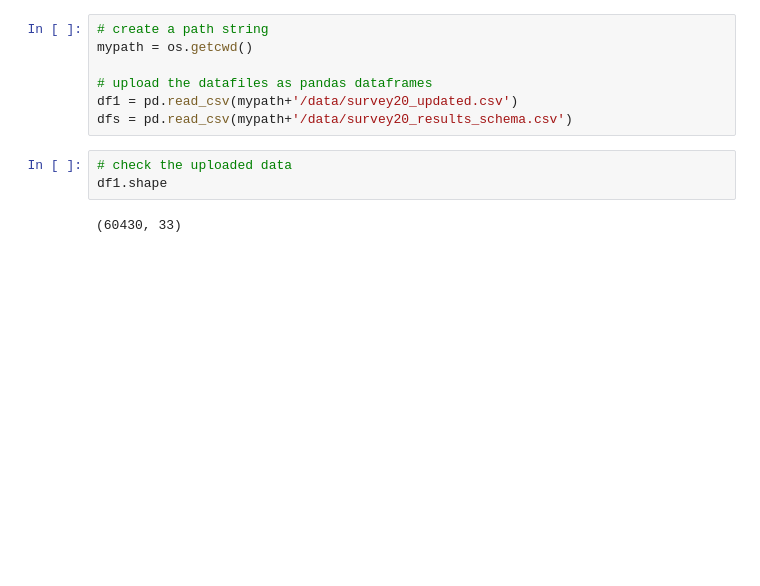
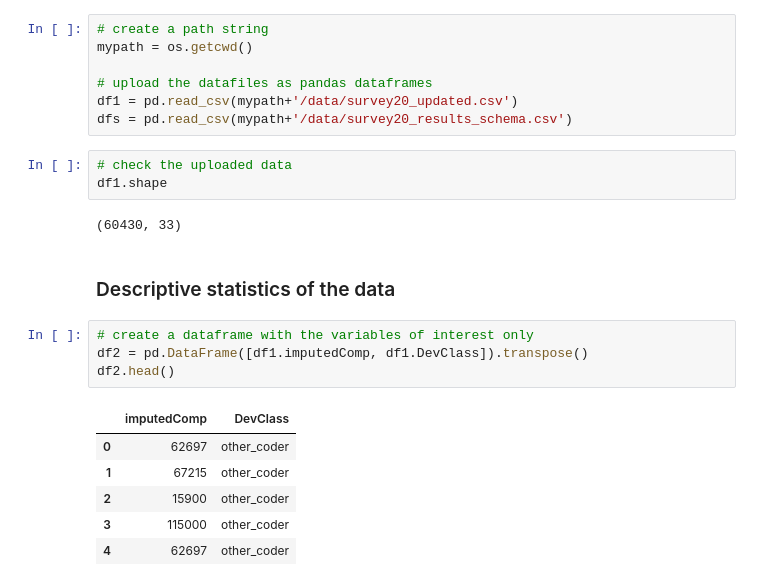
Before and after one commit to SolanaO/Developers_Survey_Analysis, a Jupyter notebook: stackBlogQuestion2.ipynb, the cells around one changed output. Drawn from its saved outputs; the diff is of its cells as text; blank space fills up the shorter version.

```diff
--- a/stackBlogQuestion2.ipynb
+++ b/stackBlogQuestion2.ipynb
@@ -62,3 +71,16 @@ dfs = pd.read_csv(mypath+'/data/survey20_results_schema.csv')
 df1.shape
 # %% [output]
 (60430, 33)
+# %% [markdown]
+### Descriptive statistics of the data
+# %%
+# create a dataframe with the variables of interest only
+df2 = pd.DataFrame([df1.imputedComp, df1.DevClass]).transpose()
+df2.head()
+# %% [output]
+|  | imputedComp | DevClass |
+| 0 | 62697 | other_coder |
+| 1 | 67215 | other_coder |
+| 2 | 15900 | other_coder |
+| 3 | 115000 | other_coder |
+| 4 | 62697 | other_coder |
```
Also changed, not shown: parts of 13 cells of this notebook, 4 other files.
